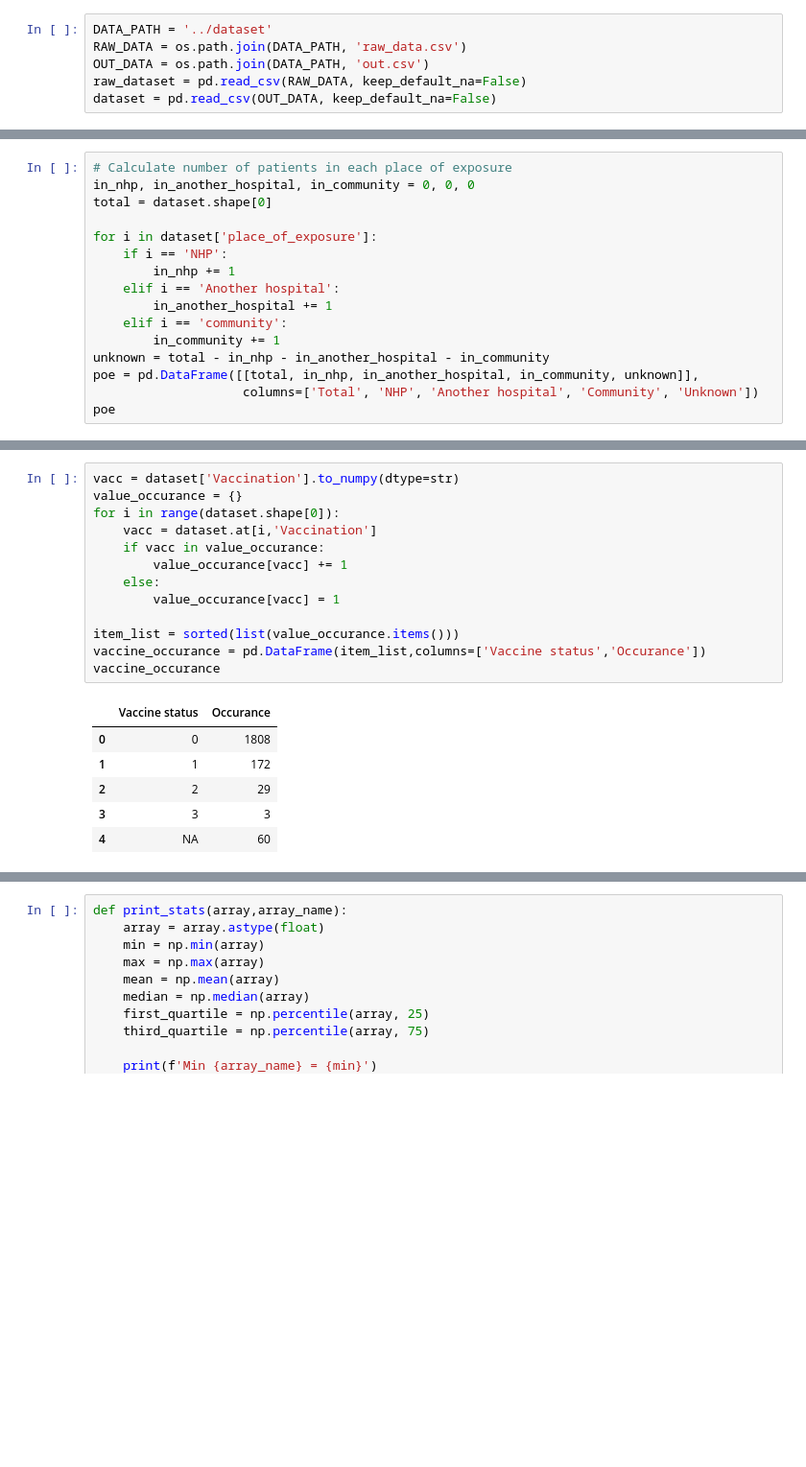
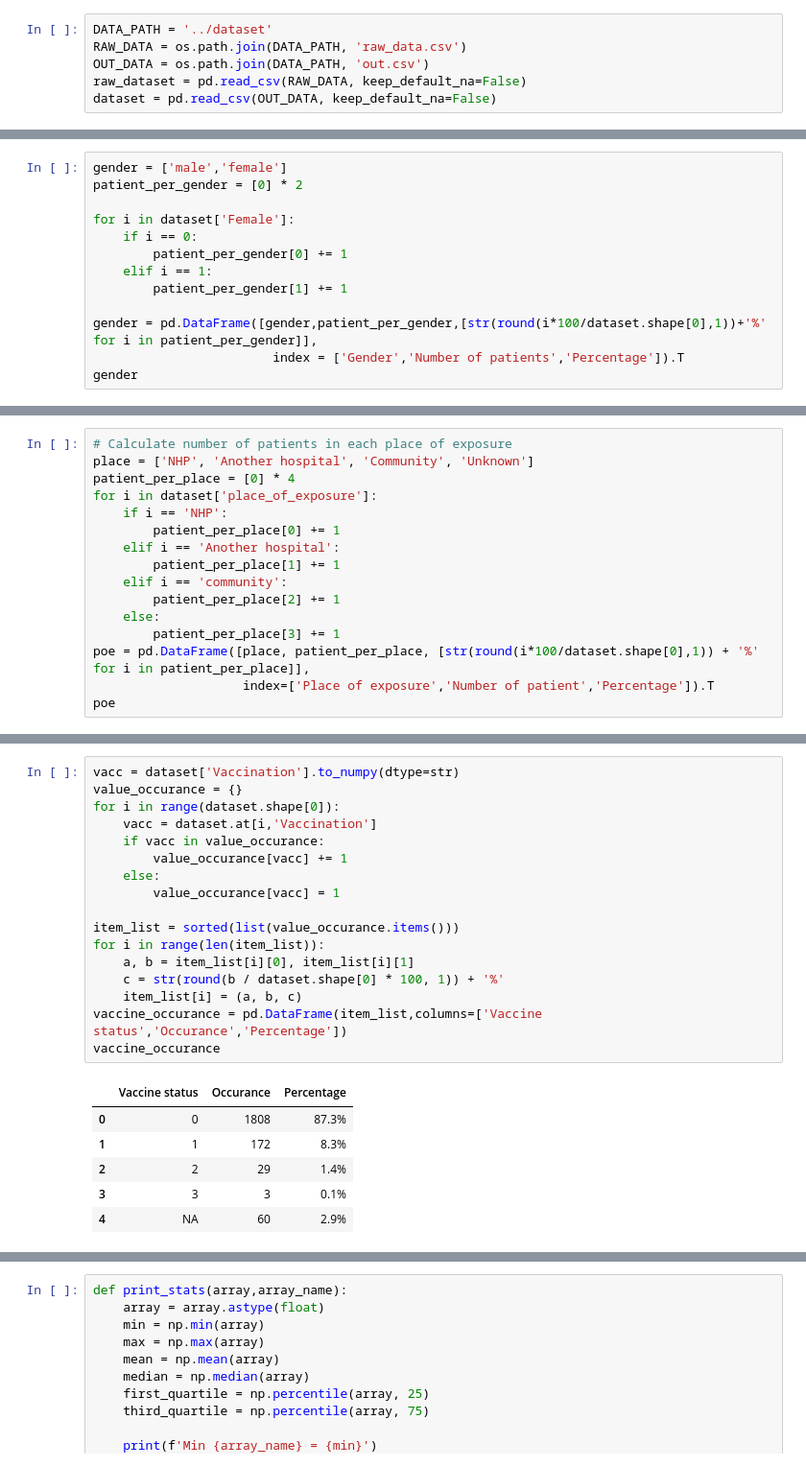
Before and after one commit to hung3a8/nhp-measles-analyse, a Jupyter notebook: Notebooks/analyze_data.ipynb, the cells around one changed output, grey strips where cells are left out. Shown: that part at 96% size. Cells and saved outputs as stored; diff of their text form; blank space fills up the shorter version.

```diff
--- a/Notebooks/analyze_data.ipynb
+++ b/Notebooks/analyze_data.ipynb
@@ -30,0 +15,13 @@ gender
+# %%
+gender = ['male','female']
+patient_per_gender = [0] * 2
+
+for i in dataset['Female']:
+    if i == 0:
+        patient_per_gender[0] += 1
+    elif i == 1:
+        patient_per_gender[1] += 1
+
+gender = pd.DataFrame([gender,patient_per_gender,[str(round(i*100/dataset.shape[0],1))+'%' for i in patient_per_gender]],
+                        index = ['Gender','Number of patients','Percentage']).T
+gender
@@ -66,18 +67,18 @@ diseases
 | 1 | 95 | 17 | 18 | 30 | 51 | ... |
 # %%
 # Calculate number of patients in each place of exposure
-in_nhp, in_another_hospital, in_community = 0, 0, 0
-total = dataset.shape[0]
-
+place = ['NHP', 'Another hospital', 'Community', 'Unknown']
+patient_per_place = [0] * 4
 for i in dataset['place_of_exposure']:
     if i == 'NHP':
-        in_nhp += 1
+        patient_per_place[0] += 1
     elif i == 'Another hospital':
-        in_another_hospital += 1
+        patient_per_place[1] += 1
     elif i == 'community':
-        in_community += 1
-unknown = total - in_nhp - in_another_hospital - in_community
-poe = pd.DataFrame([[total, in_nhp, in_another_hospital, in_community, unknown]],
-                    columns=['Total', 'NHP', 'Another hospital', 'Community', 'Unknown'])
+        patient_per_place[2] += 1
+    else:
+        patient_per_place[3] += 1
+poe = pd.DataFrame([place, patient_per_place, [str(round(i*100/dataset.shape[0],1)) + '%' for i in patient_per_place]],
+                    index=['Place of exposure','Number of patient','Percentage']).T
 poe
 # %% [output]
@@ -86,23 +90,27 @@ poe
 # %%
 vacc = dataset['Vaccination'].to_numpy(dtype=str)
 value_occurance = {}
 for i in range(dataset.shape[0]):
     vacc = dataset.at[i,'Vaccination']
     if vacc in value_occurance:
         value_occurance[vacc] += 1
     else:
         value_occurance[vacc] = 1
 
 item_list = sorted(list(value_occurance.items()))
-vaccine_occurance = pd.DataFrame(item_list,columns=['Vaccine status','Occurance'])
+for i in range(len(item_list)):
+    a, b = item_list[i][0], item_list[i][1]
+    c = str(round(b / dataset.shape[0] * 100, 1)) + '%'
+    item_list[i] = (a, b, c)
+vaccine_occurance = pd.DataFrame(item_list,columns=['Vaccine status','Occurance','Percentage'])
 vaccine_occurance
 # %% [output]
-|  | Vaccine status | Occurance |
-| 0 | 0 | 1808 |
-| 1 | 1 | 172 |
-| 2 | 2 | 29 |
-| 3 | 3 | 3 |
-| 4 | NA | 60 |
+|  | Vaccine status | Occurance | Percentage |
+| 0 | 0 | 1808 | 87.3% |
+| 1 | 1 | 172 | 8.3% |
+| 2 | 2 | 29 | 1.4% |
+| 3 | 3 | 3 | 0.1% |
+| 4 | NA | 60 | 2.9% |
 # %%
 # calculate vaccine status of patient > 9 months old
 value_occurance = {}
```
Also changed, not shown: parts of 17 cells of this notebook, 1 other file.
